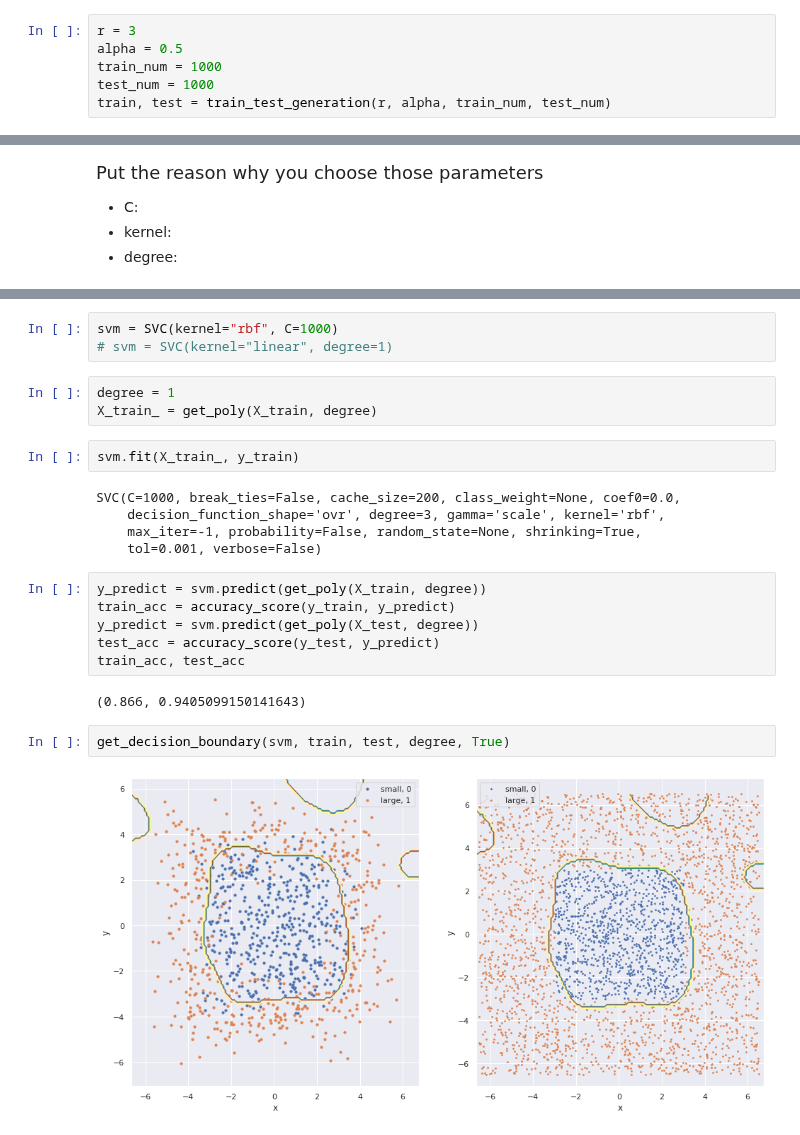
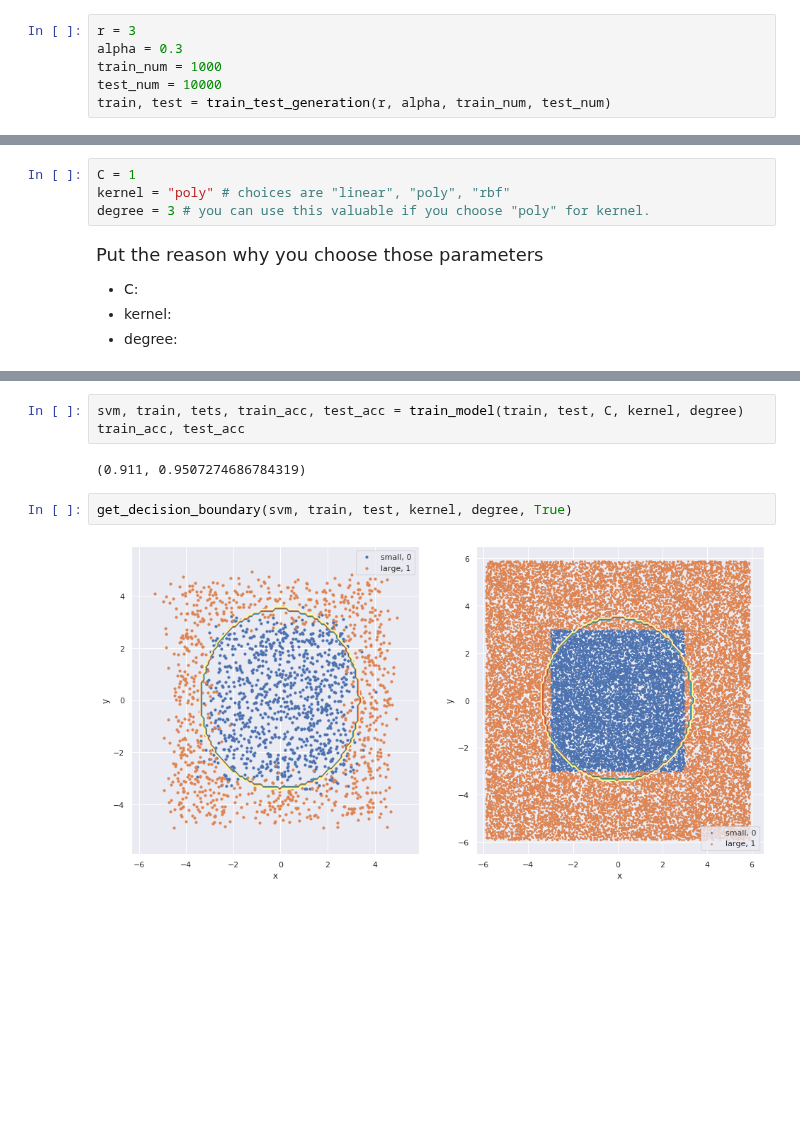
Before and after one commit to shinshoji01/gonken-lesson, a Jupyter notebook: 2020/in_progress/05_Practice-Overfitting_and_Underfitting.ipynb, the cells around one changed output, grey strips where cells are left out. Drawn from its saved outputs; the diff is of its cells as text; blank space fills up the shorter version.

```diff
--- a/2020/in_progress/05_Practice-Overfitting_and_Underfitting.ipynb
+++ b/2020/in_progress/05_Practice-Overfitting_and_Underfitting.ipynb
@@ -11,9 +31,9 @@ from implements_05.functions_05 import *
 # data
 # %%
 r = 3
-alpha = 0.5
+alpha = 0.3
 train_num = 1000
-test_num = 1000
+test_num = 10000
 train, test = train_test_generation(r, alpha, train_num, test_num)
 # %%
 # training data visulization
@@ -55,3 +70,7 @@ degree =
+# %%
+C = 1
+kernel = "poly" # choices are "linear", "poly", "rbf"
+degree = 3 # you can use this valuable if you choose "poly" for kernel.
 # %% [markdown]
 <font size="4">Put the reason why you choose those parameters</font>
 - C:
@@ -62,25 +79,9 @@ train_model()
-# %%
-svm = SVC(kernel="rbf", C=1000)
-# svm = SVC(kernel="linear", degree=1)
-# %%
-degree = 1
-X_train_ = get_poly(X_train, degree)
-# %%
-svm.fit(X_train_, y_train)
-# %% [output]
-SVC(C=1000, break_ties=False, cache_size=200, class_weight=None, coef0=0.0,
-    decision_function_shape='ovr', degree=3, gamma='scale', kernel='rbf',
-    max_iter=-1, probability=False, random_state=None, shrinking=True,
-    tol=0.001, verbose=False)
-# %%
-y_predict = svm.predict(get_poly(X_train, degree))
-train_acc = accuracy_score(y_train, y_predict)
-y_predict = svm.predict(get_poly(X_test, degree))
-test_acc = accuracy_score(y_test, y_predict)
-train_acc, test_acc
-# %% [output]
-(0.866, 0.9405099150141643)
+# %%
+svm, train, tets, train_acc, test_acc = train_model(train, test, C, kernel, degree)
+train_acc, test_acc
+# %% [output]
+(0.911, 0.9507274686784319)
 # %%
-get_decision_boundary(svm, train, test, degree, True)
+get_decision_boundary(svm, train, test, kernel, degree, True)
 # %% [output]
-[figure, old version]
+[figure, new version]
```
Also changed, not shown: parts of 16 cells of this notebook, 1 other file.
